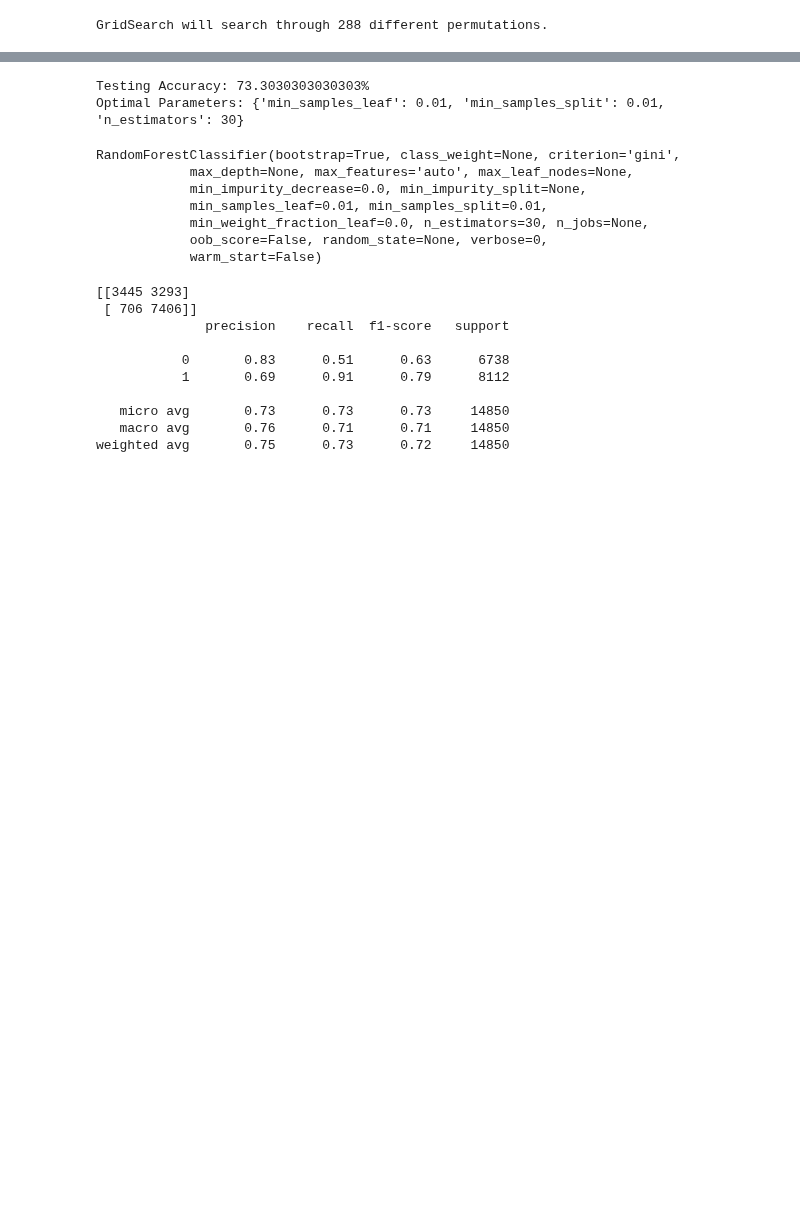
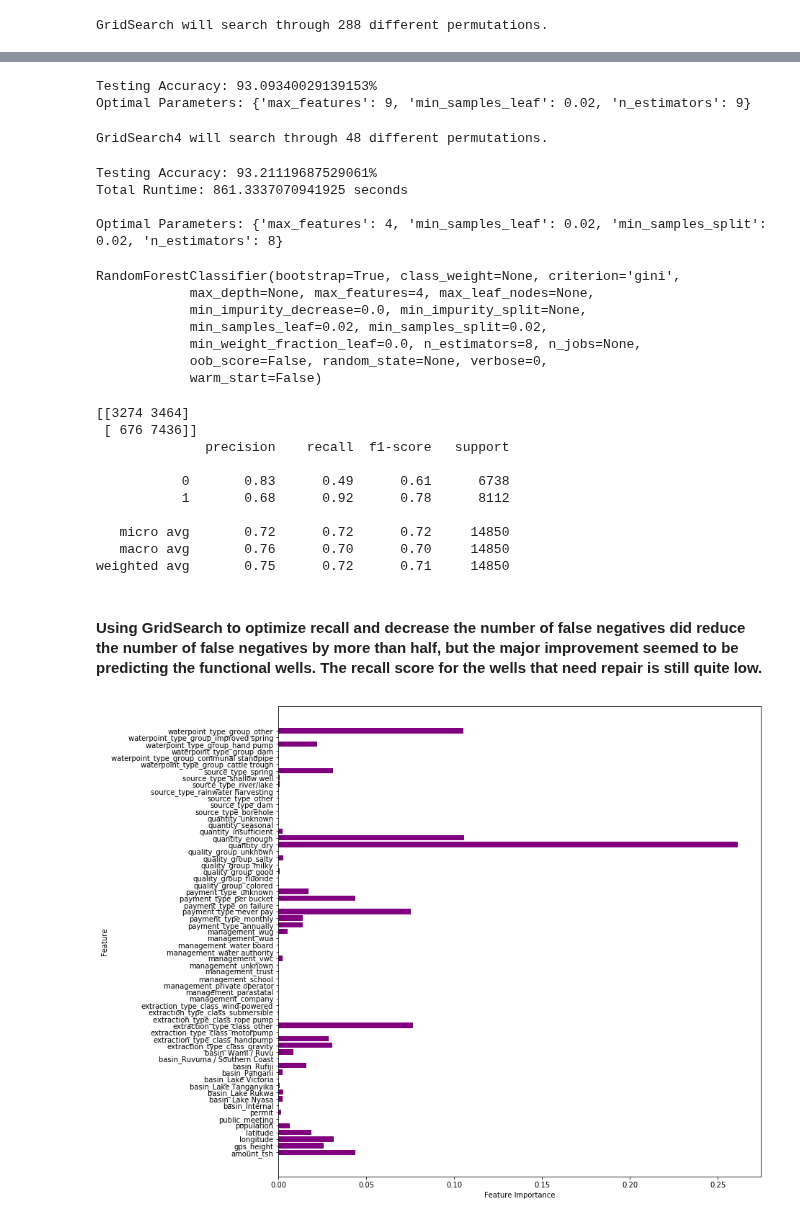
Before and after one commit to MagicMilly/dsc-3-final-project-online-ds-ft-100118, a Jupyter notebook: student.ipynb, the cells around one changed output, grey strips where cells are left out. Saved outputs shown, nothing was run; the diff lists cells and outputs as text; code cells hidden in the pictures; blank space fills up the shorter version.

Commit message:
adaboost better but still need better recall on wells that need repair

```diff
--- a/student.ipynb
+++ b/student.ipynb
@@ -1621,36 +1635,71 @@ GridSearch3 will search through 16 different permutations.
 # %%
-rf_grid_search3 = GridSearchCV(rf, rf_param_grid3, cv=3)
+rf_grid_search3 = GridSearchCV(rf, rf_param_grid3, cv=3, scoring=score, refit='recall_score')
 rf_grid_search3.fit(standard_df, y)
 
 print(f'Testing Accuracy: {rf_grid_search3.best_score_ * 100}%')
 print(f'Optimal Parameters: {rf_grid_search3.best_params_}')
 # %% [output]
-Testing Accuracy: 73.3030303030303%
-Optimal Parameters: {'min_samples_leaf': 0.01, 'min_samples_split': 0.01, 'n_estimators': 30}
+Testing Accuracy: 93.09340029139153%
+Optimal Parameters: {'max_features': 9, 'min_samples_leaf': 0.02, 'n_estimators': 9}
+# %%
+rf_param_grid4 = {
+    'n_estimators': [8, 9],
+    'max_features': [4, 5, 6, 7, 8, 9],
+    'min_samples_leaf': [0.02, 0.08],
+    'min_samples_split': [0.02, 0.07]
+}
+
+score = {
+    'recall_score': make_scorer(recall_score)
+}
+
+num_perm4 = 2 * 6 * 2 * 2
+print(f'GridSearch4 will search through {num_perm4} different permutations.')
+# %% [output]
+GridSearch4 will search through 48 different permutations.
+# %%
+rf_grid_search4 = GridSearchCV(rf, rf_param_grid4, cv=3, scoring=score, refit='recall_score')
+rf_grid_search4.fit(standard_df, y)
+
+print(f'Testing Accuracy: {rf_grid_search4.best_score_ * 100}%')
+print(f'Total Runtime: {time.time() - start_time} seconds')
+print('')
+print(f'Optimal Parameters: {rf_grid_search4.best_params_}')
+# %% [output]
+Testing Accuracy: 93.21119687529061%
+Total Runtime: 861.3337070941925 seconds
+
+Optimal Parameters: {'max_features': 4, 'min_samples_leaf': 0.02, 'min_samples_split': 0.02, 'n_estimators': 8}
 # %%
 X_train, X_test, y_train, y_test = train_test_split(standard_df, y, random_state=19)
-rf3 = RandomForestClassifier(min_samples_leaf=0.01, min_samples_split=0.01, n_estimators=30)
-rf3.fit(X_train, y_train)
+rf4 = RandomForestClassifier(min_samples_leaf=0.02, min_samples_split=0.02, n_estimators=8, max_features=4)
+rf4.fit(X_train, y_train)
 # %% [output]
 RandomForestClassifier(bootstrap=True, class_weight=None, criterion='gini',
-            max_depth=None, max_features='auto', max_leaf_nodes=None,
+            max_depth=None, max_features=4, max_leaf_nodes=None,
             min_impurity_decrease=0.0, min_impurity_split=None,
-            min_samples_leaf=0.01, min_samples_split=0.01,
-            min_weight_fraction_leaf=0.0, n_estimators=30, n_jobs=None,
+            min_samples_leaf=0.02, min_samples_split=0.02,
+            min_weight_fraction_leaf=0.0, n_estimators=8, n_jobs=None,
             oob_score=False, random_state=None, verbose=0,
             warm_start=False)
 # %%
-y_preds = rf3.predict(X_test)
+y_preds = rf4.predict(X_test)
 print(confusion_matrix(y_test, y_preds))
 print(classification_report(y_test, y_preds))
 # %% [output]
-[[3445 3293]
- [ 706 7406]]
+[[3274 3464]
+ [ 676 7436]]
               precision    recall  f1-score   support
 
-           0       0.83      0.51      0.63      6738
-           1       0.69      0.91      0.79      8112
+           0       0.83      0.49      0.61      6738
+           1       0.68      0.92      0.78      8112
 
-   micro avg       0.73      0.73      0.73     14850
-   macro avg       0.76      0.71      0.71     14850
-weighted avg       0.75      0.73      0.72     14850
+   micro avg       0.72      0.72      0.72     14850
+   macro avg       0.76      0.70      0.70     14850
+weighted avg       0.75      0.72      0.71     14850
+# %% [markdown]
+#### Using GridSearch to optimize recall and decrease the number of false negatives did reduce the number of false negatives by more than half, but the major improvement seemed to be predicting the functional wells. The recall score for the wells that need repair is still quite low.
+# %%
+plot_feature_importances(rf4)
+# %% [output]
+[figure, added]
```
Also changed, not shown: parts of 19 cells of this notebook.
